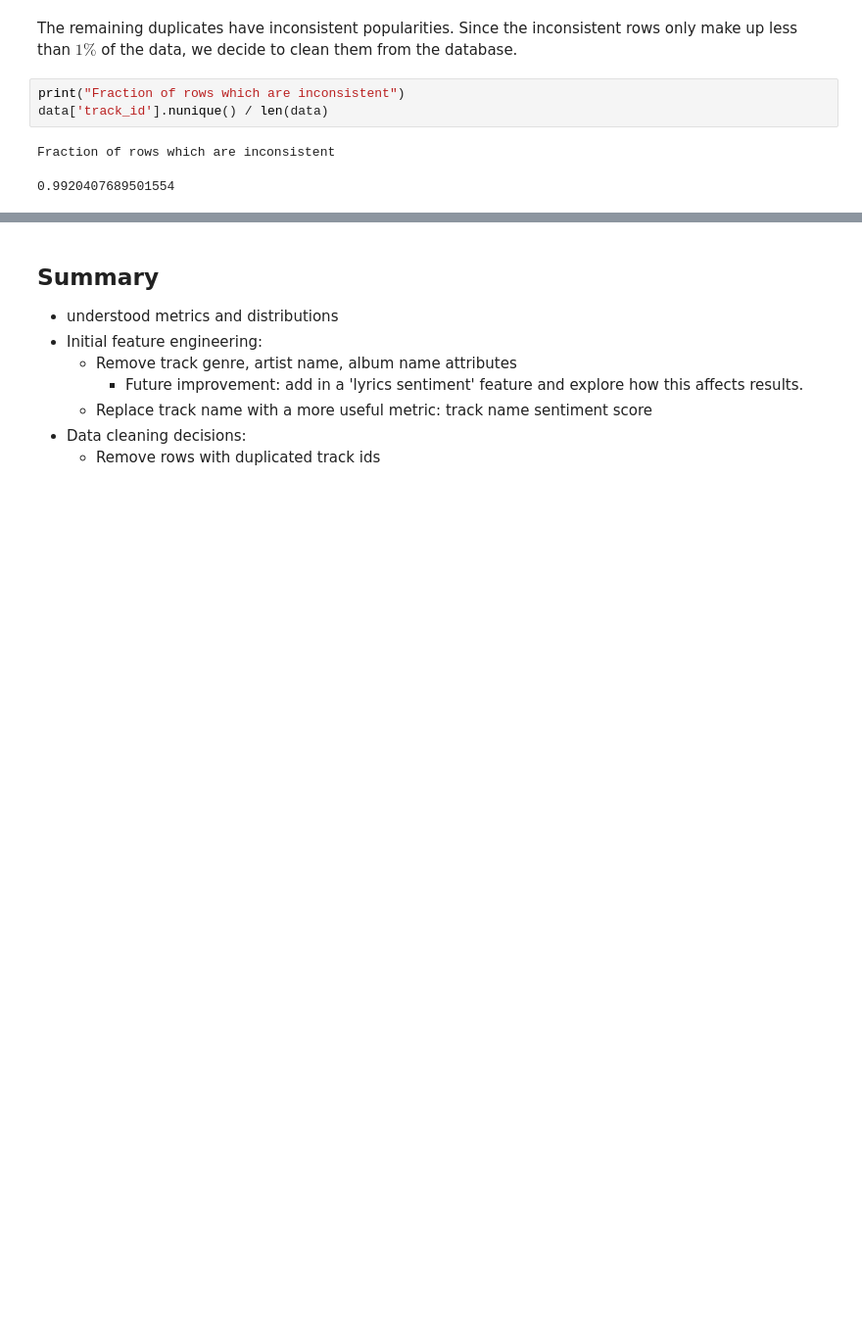
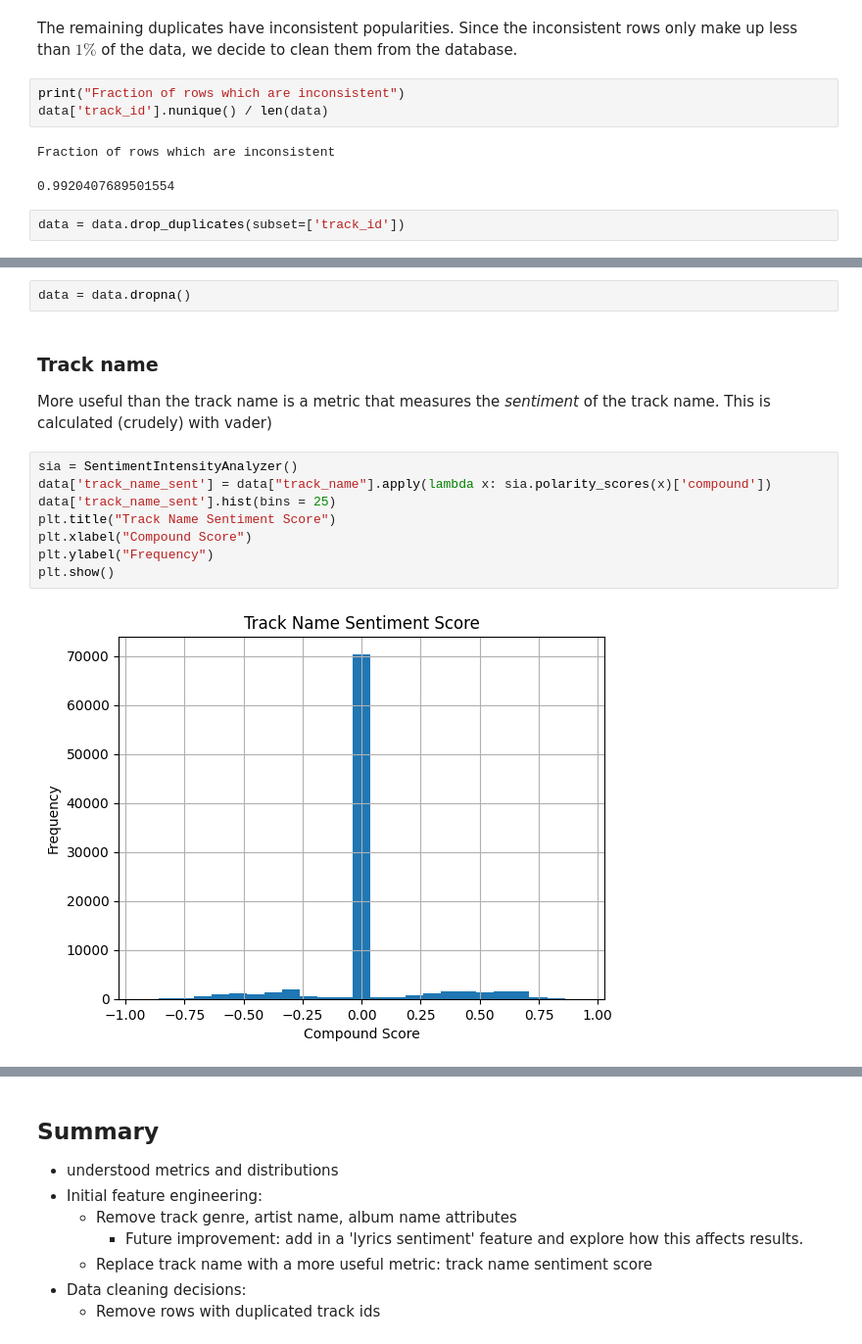
Before and after one commit to ayahusseini/spotify_success, a Jupyter notebook: pipeline/data_exploration.ipynb, the cells around one changed output, grey strips where cells are left out. Shown: that part at 98% size. Drawn from its saved outputs; the diff is of its cells as text; blank space fills up the shorter version.

```diff
--- a/pipeline/data_exploration.ipynb
+++ b/pipeline/data_exploration.ipynb
@@ -273,3 +282,5 @@ data['track_id'].nunique() / len(data)
 # %% [output]
 Fraction of rows which are inconsistent
 0.9920407689501554
+# %%
+data = data.drop_duplicates(subset=['track_id'])
@@ -275,0 +298,15 @@ Fraction of rows which are inconsistent
+# %%
+data = data.dropna()
+# %% [markdown]
+### Track name
+More useful than the track name is a metric that measures the *sentiment* of the track name. This is calculated (crudely) with vader)
+# %%
+sia = SentimentIntensityAnalyzer()
+data['track_name_sent'] = data["track_name"].apply(lambda x: sia.polarity_scores(x)['compound'])
+data['track_name_sent'].hist(bins = 25)
+plt.title("Track Name Sentiment Score")
+plt.xlabel("Compound Score")
+plt.ylabel("Frequency")
+plt.show()
+# %% [output]
+[figure, added]
```
Also changed, not shown: parts of 7 cells of this notebook, 1 other file.
